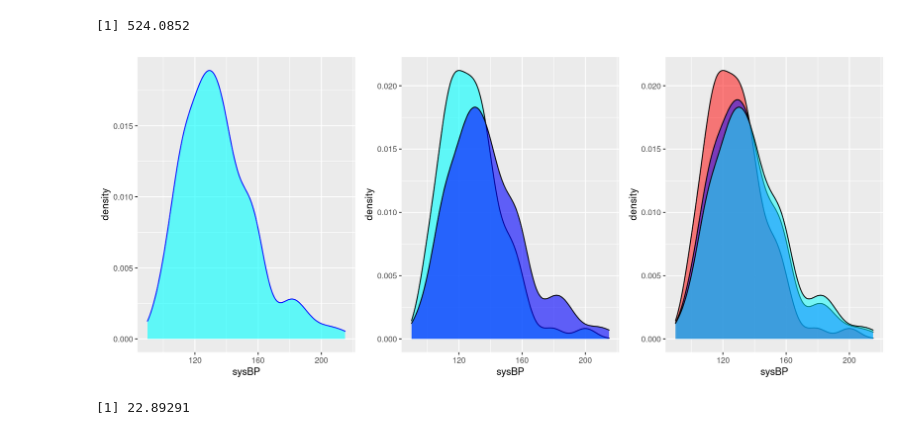
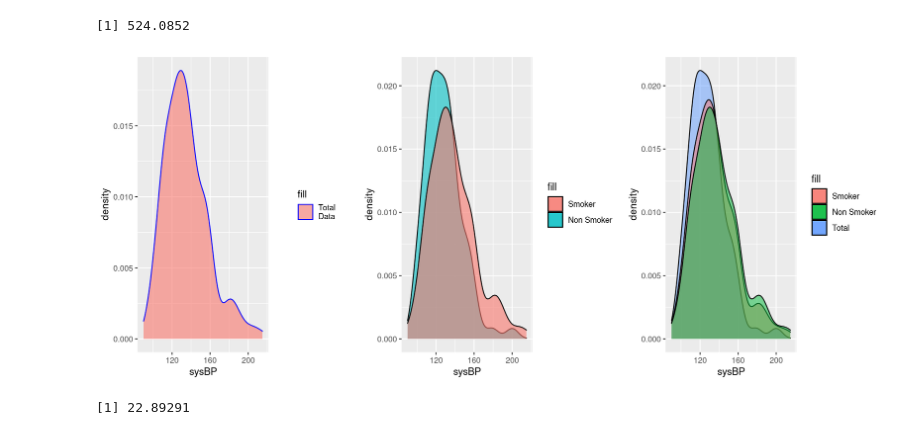
Before and after one commit to hkopanski/502_final_project, a Jupyter notebook: 502_Project.ipynb, the cells around one changed output. Cells and saved outputs as stored; diff of their text form; code cells hidden in the pictures.

```diff
--- a/502_Project.ipynb
+++ b/502_Project.ipynb
@@ -229,28 +229,30 @@ var(df_data$sysBP)
 # %%
 library(cowplot)
 options(repr.plot.width = 12, repr.plot.height = 5, repr.plot.res = 150)
 
-total_data <- ggplot(df_data) + geom_density(aes(sysBP),
-                                             fill = "cyan",
+total_data <- ggplot(df_data) + geom_density(aes(sysBP,
+                                             fill = "cyan"),
                                              color = "blue",
-                                             alpha = 0.6)
+                                             alpha = 0.6) + scale_fill_hue(labels = c("Total\nData"))
 
-sep_data <- ggplot() + geom_density(data = df_smoker, aes(sysBP),
-                                    fill = "cyan", alpha = 0.6) +
-                       geom_density(data = df_nonsmoker, aes(sysBP),
-                                    fill = "blue", alpha = 0.6)
+sep_data <- ggplot() + geom_density(data = df_smoker, aes(sysBP,
+                                    fill = "cyan"), alpha = 0.6) +
+                       geom_density(data = df_nonsmoker, aes(sysBP,
+                                    fill = "blue"), alpha = 0.6) +
+                       scale_fill_hue(labels = c("Smoker", "Non Smoker"))
 
-plot_3 <- ggplot() + geom_density(data = df_smoker, aes(sysBP),
-                                    fill = "red", alpha = 0.5) +
-                       geom_density(data = df_data, aes(sysBP),
-                                    fill = "blue", alpha = 0.5) +
-                       geom_density(data = df_nonsmoker, aes(sysBP),
-                                    fill = "cyan", alpha = 0.5)
+plot_3 <- ggplot() + geom_density(data = df_smoker, aes(sysBP,
+                                    fill = "red"), alpha = 0.5) +
+                       geom_density(data = df_data, aes(sysBP,
+                                    fill = "blue"), alpha = 0.5) +
+                       geom_density(data = df_nonsmoker, aes(sysBP,
+                                    fill = "cyan"), alpha = 0.5) +
+                       scale_fill_hue(labels = c("Smoker", "Non Smoker", "Total"))
 
 plot_grid(total_data, sep_data, plot_3, align = 'vh',
           hjust = -1,nrow = 1, ncol = 3)
 # %% [output]
-[figure, old version]
+[figure, new version]
 # %%
 library(e1071)
 sd(df_data$sysBP)
```
Also changed, not shown: parts of 15 cells of this notebook, 2 other files.
